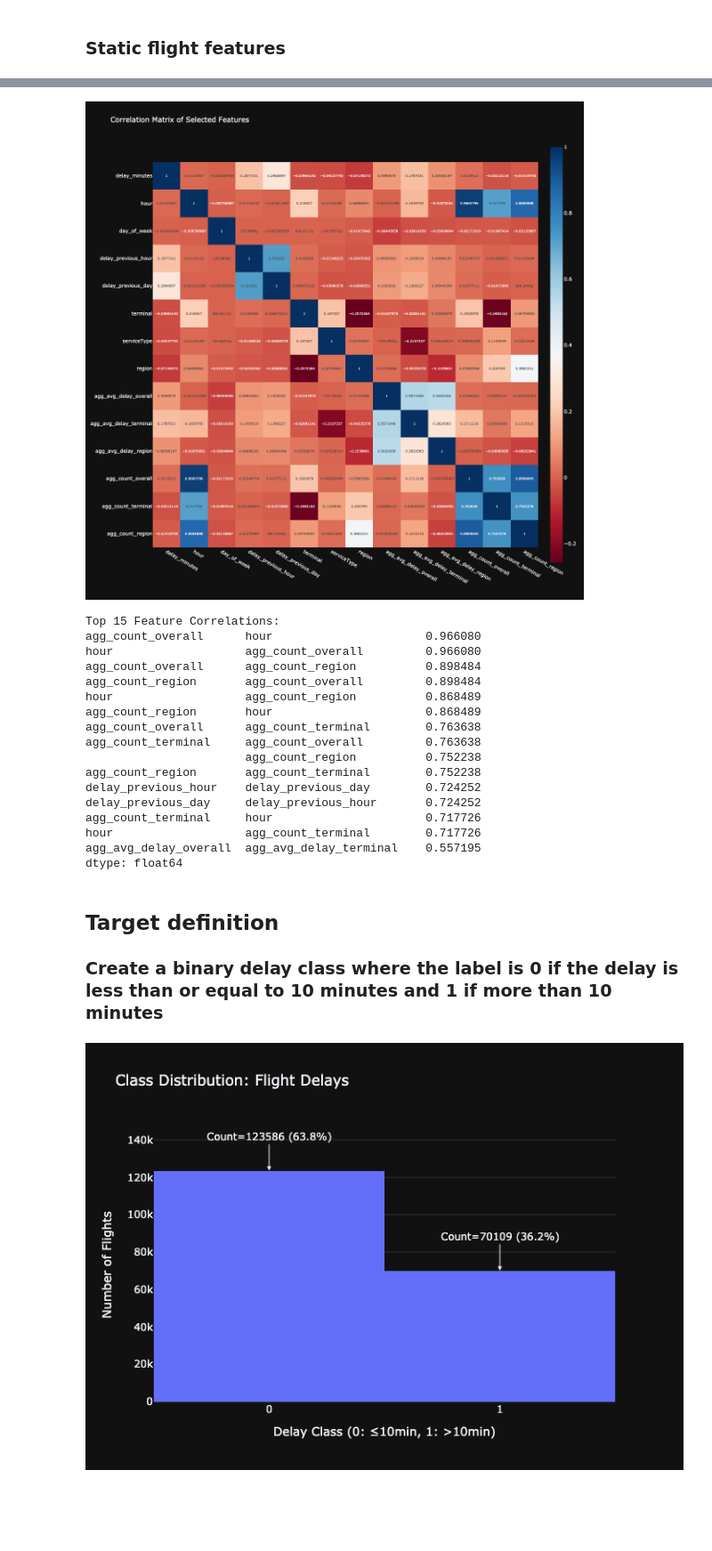
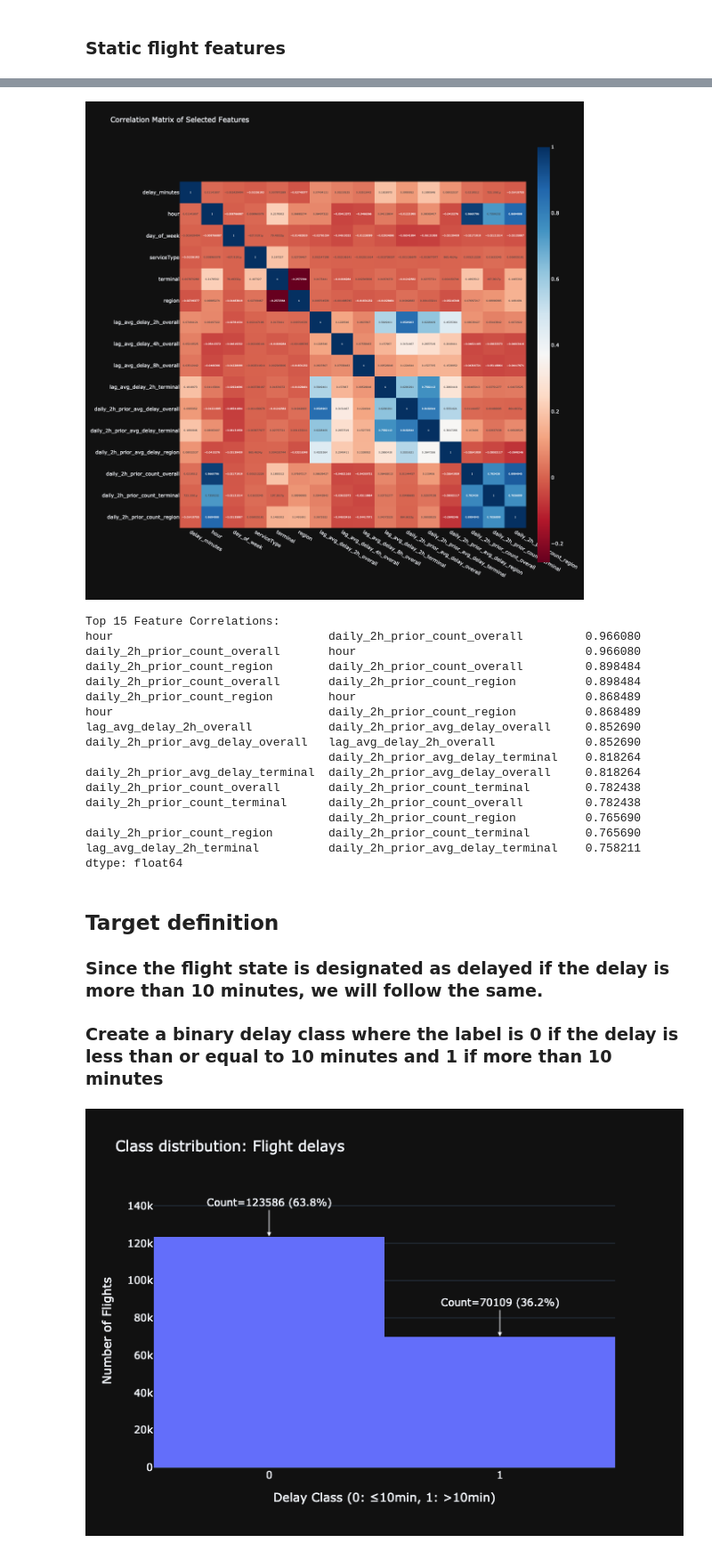
Before and after one commit to vvaibhav08/flight_delays_prediction, a Jupyter notebook: notebooks/EDA.ipynb, the cells around one changed output, grey strips where cells are left out. Shown at 89% size. Drawn from its saved outputs; the diff is of its cells as text; code cells hidden in the pictures; blank space fills up the shorter version.

```diff
--- a/notebooks/EDA.ipynb
+++ b/notebooks/EDA.ipynb
@@ -542,0 +575,23 @@ display(df_merged[['scheduledDeparture', 'delay_minutes', 'agg_avg_delay_overall
+# %%
+static_features = [
+    'serviceType',
+    'terminal',
+    'region'
+    ]
+lag_features = [
+    'lag_avg_delay_2h_overall',
+    'lag_avg_delay_4h_overall',
+    'lag_avg_delay_8h_overall',
+    'lag_avg_delay_2h_terminal'
+    ]
+agg_features = [
+    'daily_2h_prior_avg_delay_overall',
+    'daily_2h_prior_avg_delay_terminal',
+    'daily_2h_prior_avg_delay_region',
+    'daily_2h_prior_count_overall',
+    'daily_2h_prior_count_terminal',
+    'daily_2h_prior_count_region'
+    ]
+# check for nan values for each feature column
+print("Nan values in each column:")
+display(df_merged_copy[static_features + lag_features + agg_features].isnull().sum())
@@ -623,58 +686,56 @@ fig.show()
 # %%
-num_features = ['delay_minutes', 'hour', 'day_of_week', "delay_previous_hour", "delay_previous_day"]
+static_features1 = ['delay_minutes', 'hour', 'day_of_week']
+
 # convert some categorical features to numerical
-df_merged['terminal'] = pd.Categorical(df_merged['terminal']).codes
-df_merged['serviceType'] = pd.Categorical(df_merged['serviceType']).codes
-df_merged['region'] = pd.Categorical(df_merged['region']).codes
+df_merged_copy['terminal'] = pd.Categorical(df_merged['terminal']).codes
+df_merged_copy['serviceType'] = pd.Categorical(df_merged['serviceType']).codes
+df_merged_copy['region'] = pd.Categorical(df_merged['region']).codes
 
 # combine features to a single list
-num_features = num_features + ['terminal', 'serviceType', 'region']
+full_static_features = static_features1 + static_features
 
 # combine aggregated features to the list
-num_features = num_features + ['agg_avg_delay_overall', 'agg_avg_delay_terminal', 'agg_avg_delay_region',
-                               'agg_count_overall', 'agg_count_terminal', 'agg_count_region']
+num_features = full_static_features + lag_features + agg_features
 
 # plot correlation matrix
-corr_matrix = df_merged[num_features].corr()
+corr_matrix = df_merged_copy[num_features].corr()
 
 fig4 = px.imshow(
     corr_matrix,
     text_auto=True,
     color_continuous_scale="RdBu",
     title="Correlation Matrix of Selected Features"
 )
 fig4.update_layout(width=1200, height=1200)
 fig4.show()
 # %% [output]
-[figure, old version]
+[figure, new version]
 # %%
-# Get correlation pairs for just the selected features
-corr_matrix = df_merged[num_features].corr()
+corr_matrix = df_merged_copy[num_features].corr()
+corr_pairs = corr_matrix.unstack().sort_values(kind="quicksort", ascending=False)
 
-# Unstack to get pairs, sort, and remove duplicates
-corr_pairs = corr_matrix.unstack().sort_values(kind="quicksort", ascending=False)
-# Filter to get only pairs of different features and remove duplicates
 top_corr_pairs = corr_pairs[corr_pairs.index.get_level_values(0) != corr_pairs.index.get_level_values(1)].head(15)
 print("Top 15 Feature Correlations:")
 print(top_corr_pairs)
 # %% [output]
 Top 15 Feature Correlations:
-agg_count_overall      hour                      0.966080
-hour                   agg_count_overall         0.966080
-agg_count_overall      agg_count_region          0.898484
-agg_count_region       agg_count_overall         0.898484
-hour                   agg_count_region          0.868489
-agg_count_region       hour                      0.868489
-agg_count_overall      agg_count_terminal        0.763638
-agg_count_terminal     agg_count_overall         0.763638
-                       agg_count_region          0.752238
-agg_count_region       agg_count_terminal        0.752238
-delay_previous_hour    delay_previous_day        0.724252
-delay_previous_day     delay_previous_hour       0.724252
-agg_count_terminal     hour                      0.717726
-hour                   agg_count_terminal        0.717726
-agg_avg_delay_overall  agg_avg_delay_terminal    0.557195
+hour                               daily_2h_prior_count_overall         0.966080
+daily_2h_prior_count_overall       hour                                 0.966080
+daily_2h_prior_count_region        daily_2h_prior_count_overall         0.898484
+daily_2h_prior_count_overall       daily_2h_prior_count_region          0.898484
+daily_2h_prior_count_region        hour                                 0.868489
+hour                               daily_2h_prior_count_region          0.868489
+lag_avg_delay_2h_overall           daily_2h_prior_avg_delay_overall     0.852690
+daily_2h_prior_avg_delay_overall   lag_avg_delay_2h_overall             0.852690
+                                   daily_2h_prior_avg_delay_terminal    0.818264
+daily_2h_prior_avg_delay_terminal  daily_2h_prior_avg_delay_overall     0.818264
+daily_2h_prior_count_overall       daily_2h_prior_count_terminal        0.782438
+daily_2h_prior_count_terminal      daily_2h_prior_count_overall         0.782438
+                                   daily_2h_prior_count_region          0.765690
+daily_2h_prior_count_region        daily_2h_prior_count_terminal        0.765690
+lag_avg_delay_2h_terminal          daily_2h_prior_avg_delay_terminal    0.758211
 dtype: float64
 # %% [markdown]
 ## Target definition
+### Since the flight state is designated as delayed if the delay is more than 10 minutes, we will follow the same.
 ### Create a binary delay class where the label is 0 if the delay is less than or equal to 10 minutes and 1 if more than 10 minutes
```
Also changed, not shown: parts of 34 cells of this notebook, 1 other file.
